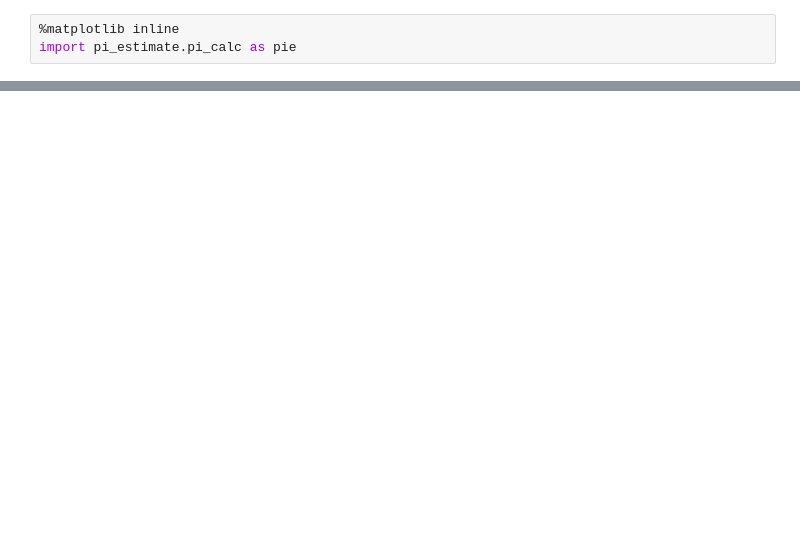
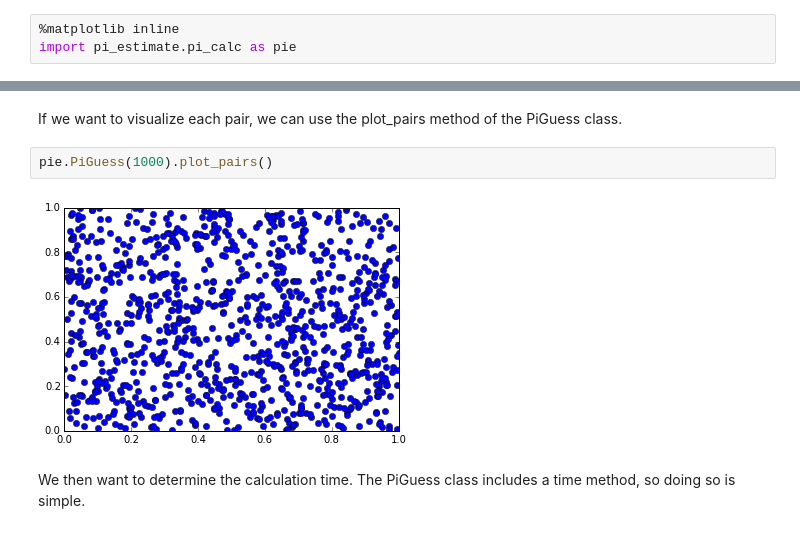
Before and after one commit to pmelchior/usrp-sciprog, a Jupyter notebook: day2/exercises/efrubin/Pi_Estimate-Object-Notebook.ipynb, the cells around one changed output, grey strips where cells are left out. Saved outputs shown, nothing was run; the diff lists cells and outputs as text; blank space fills up the shorter version.

```diff
--- a/day2/exercises/efrubin/Pi_Estimate-Object-Notebook.ipynb
+++ b/day2/exercises/efrubin/Pi_Estimate-Object-Notebook.ipynb
@@ -5,0 +15,8 @@ test = pie.PiGuess_Single(10000,10000)
+# %% [markdown]
+If we want to visualize each pair, we can use the plot_pairs method of the PiGuess class.
+# %%
+pie.PiGuess(1000).plot_pairs()
+# %% [output]
+[figure, added]
+# %% [markdown]
+We then want to determine the calculation time.  The PiGuess class includes a time method, so doing so is simple.
```
Also changed, not shown: parts of 12 cells of this notebook, 1 other file.
